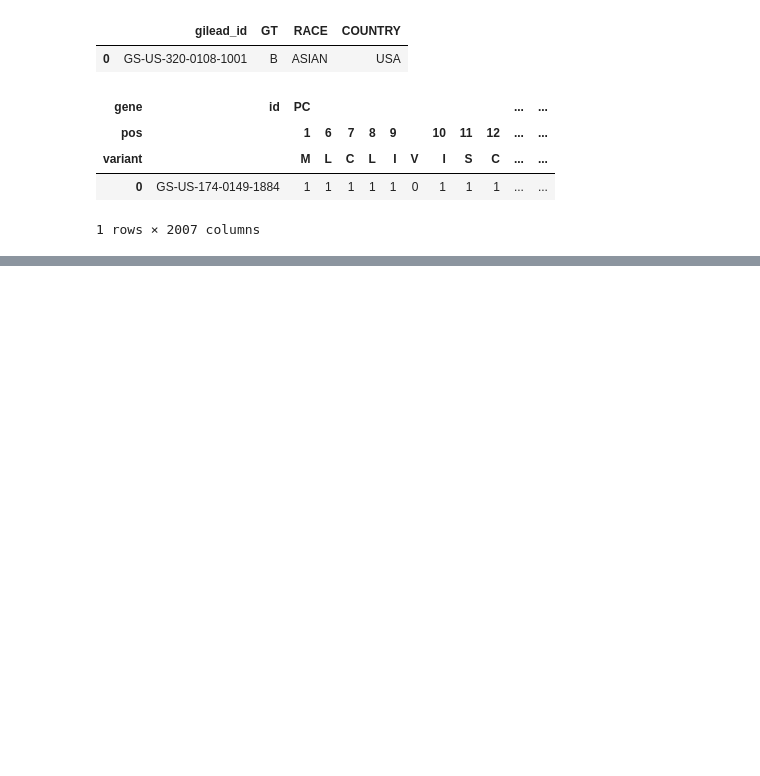
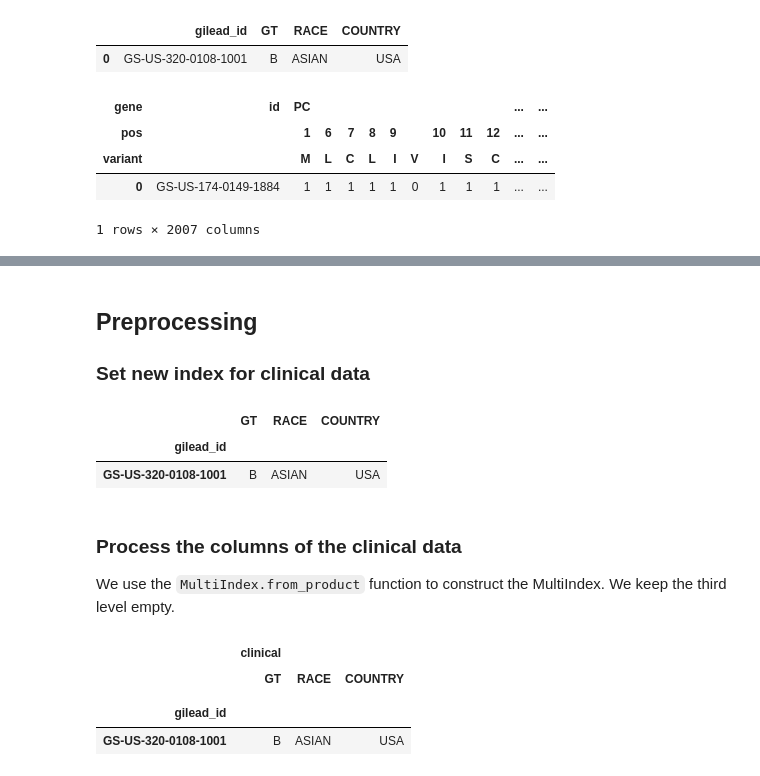
Before and after one commit to matthiaszeller/HBV, a Jupyter notebook: Joint viral and clinical data.ipynb, the cells around one changed output, grey strips where cells are left out. Saved outputs shown, nothing was run; the diff lists cells and outputs as text; code cells hidden in the pictures; blank space fills up the shorter version.

```diff
--- a/Joint viral and clinical data.ipynb
+++ b/Joint viral and clinical data.ipynb
@@ -172,0 +78,25 @@ ValueError: array length 789 does not match index length 724
+# %% [markdown]
+## Preprocessing
+
+### Set new index for clinical data
+# %%
+df_clinical.set_index('gilead_id', inplace=True)
+df_clinical.head(1)
+# %% [output]
+|  | GT | RACE | COUNTRY |
+| gilead_id |  |  |  |
+| GS-US-320-0108-1001 | B | ASIAN | USA |
+# %% [markdown]
+### Process the columns of the clinical data
+
+We use the `MultiIndex.from_product` function to construct the MultiIndex. We keep the third level empty.
+# %%
+clinical_cols = pd.MultiIndex.from_product([['clinical'], df_clinical.columns, ['']])
+df_clinical.columns = clinical_cols
+df_clinical.head(1)
+# %% [output]
+|  | clinical |  |  |
+|  | GT | RACE | COUNTRY |
+|  |  |  |  |
+| gilead_id |  |  |  |
+| GS-US-320-0108-1001 | B | ASIAN | USA |
```
Also changed, not shown: parts of 39 cells of this notebook, 1 other file.
